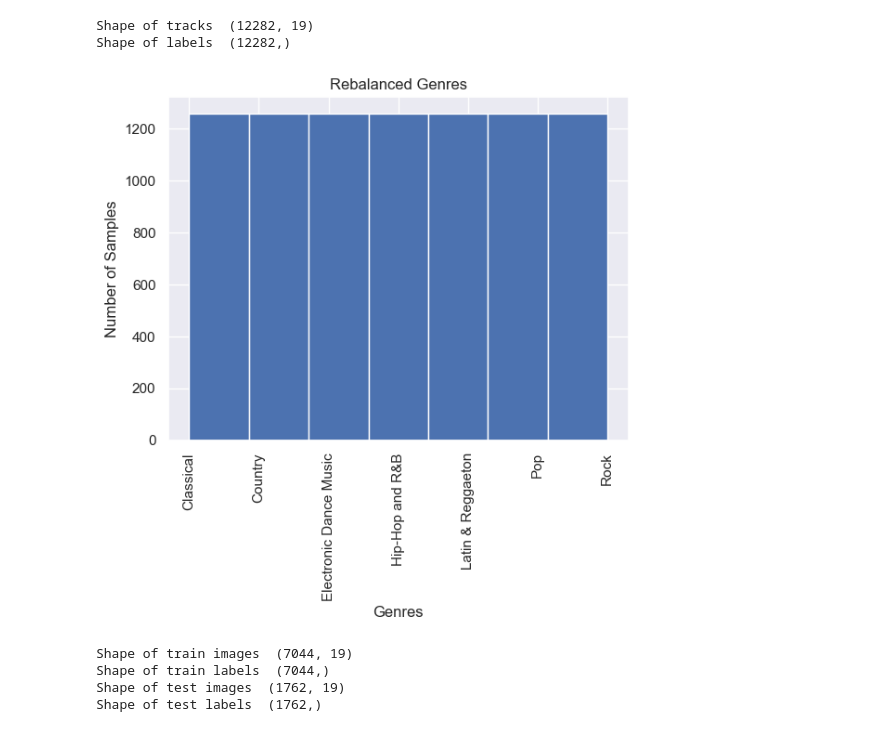
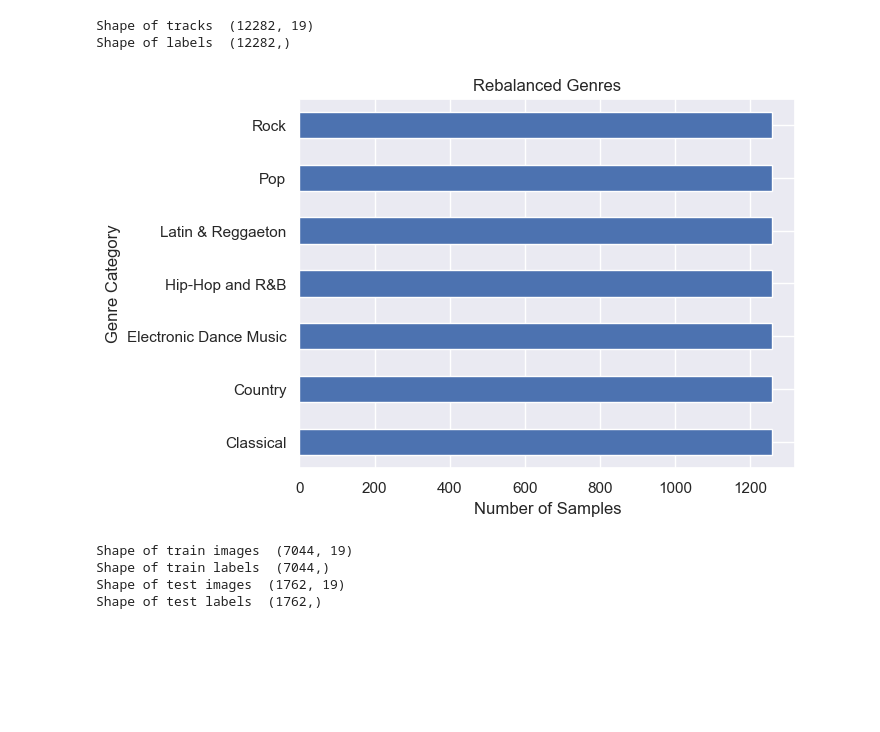
Before and after one commit to ynackash/genre-classification, a Jupyter notebook: main.ipynb, the cells around one changed output. Drawn from its saved outputs; the diff is of its cells as text; code cells hidden in the pictures; blank space fills up the shorter version.

```diff
--- a/main.ipynb
+++ b/main.ipynb
@@ -617,15 +619,14 @@ index_values = [element for nestedlist in index_values for element in nestedlist
 # labels_encoded = labels_encoded[index_values]
 tracks = tracks.iloc[index_values]
 labels = labels.iloc[index_values]
-# %%
-labels.hist(bins=labels_count)
-plt.xticks(rotation = 90)
-plt.title('Rebalanced Genres')
-plt.xlabel('Genres')
-plt.ylabel('Number of Samples')
-plt.show()
-# %% [output]
-[figure, removed]
+# %%
+labels.value_counts().plot(kind='barh')
+plt.title('Rebalanced Genres')
+plt.xlabel('Number of Samples')
+plt.ylabel('Genre Category')
+plt.show()
+# %% [output]
+[figure, added]
 # %%
 # Encode the target variable
 label_encoder = LabelEncoder()
```
Also changed, not shown: parts of 1 cell of this notebook.
